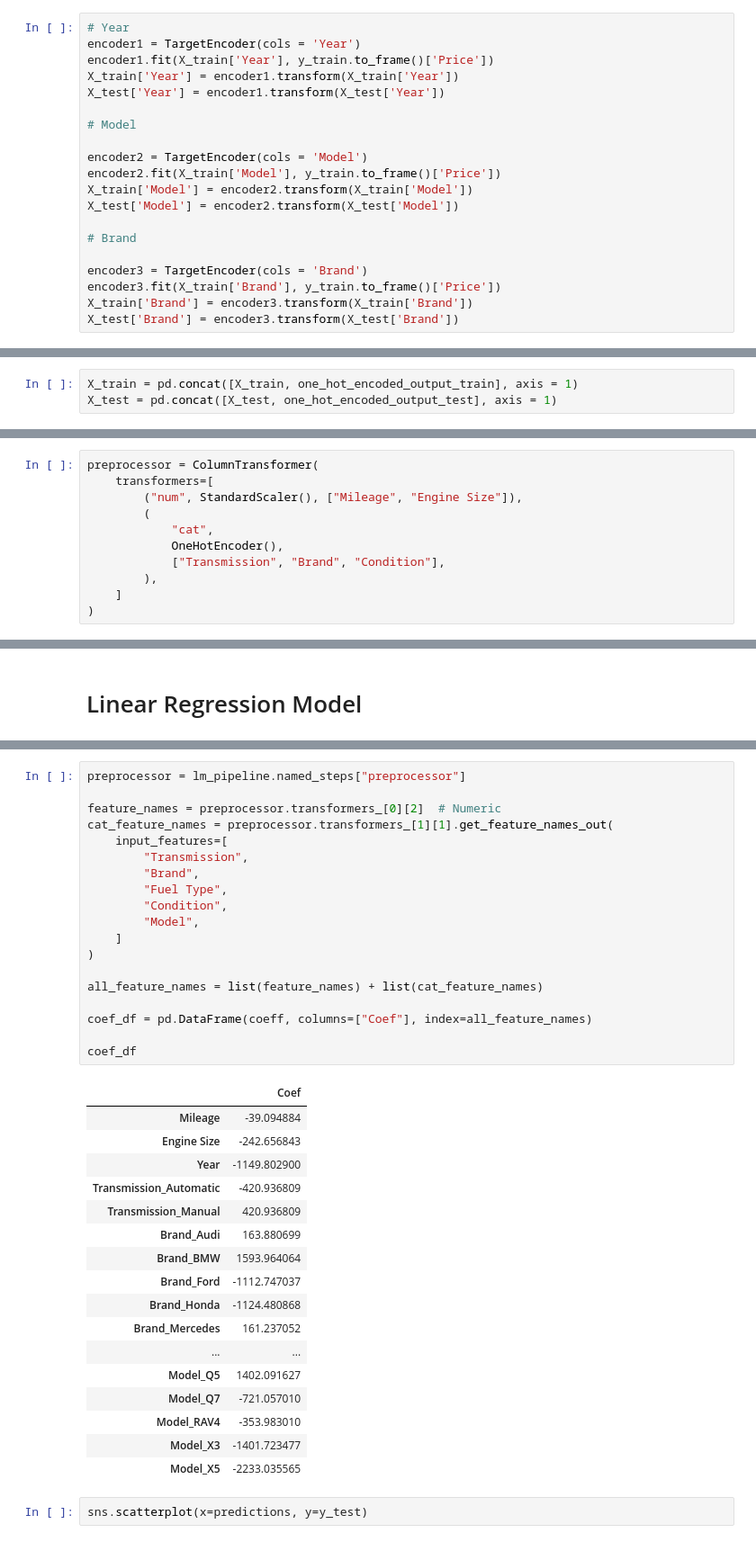
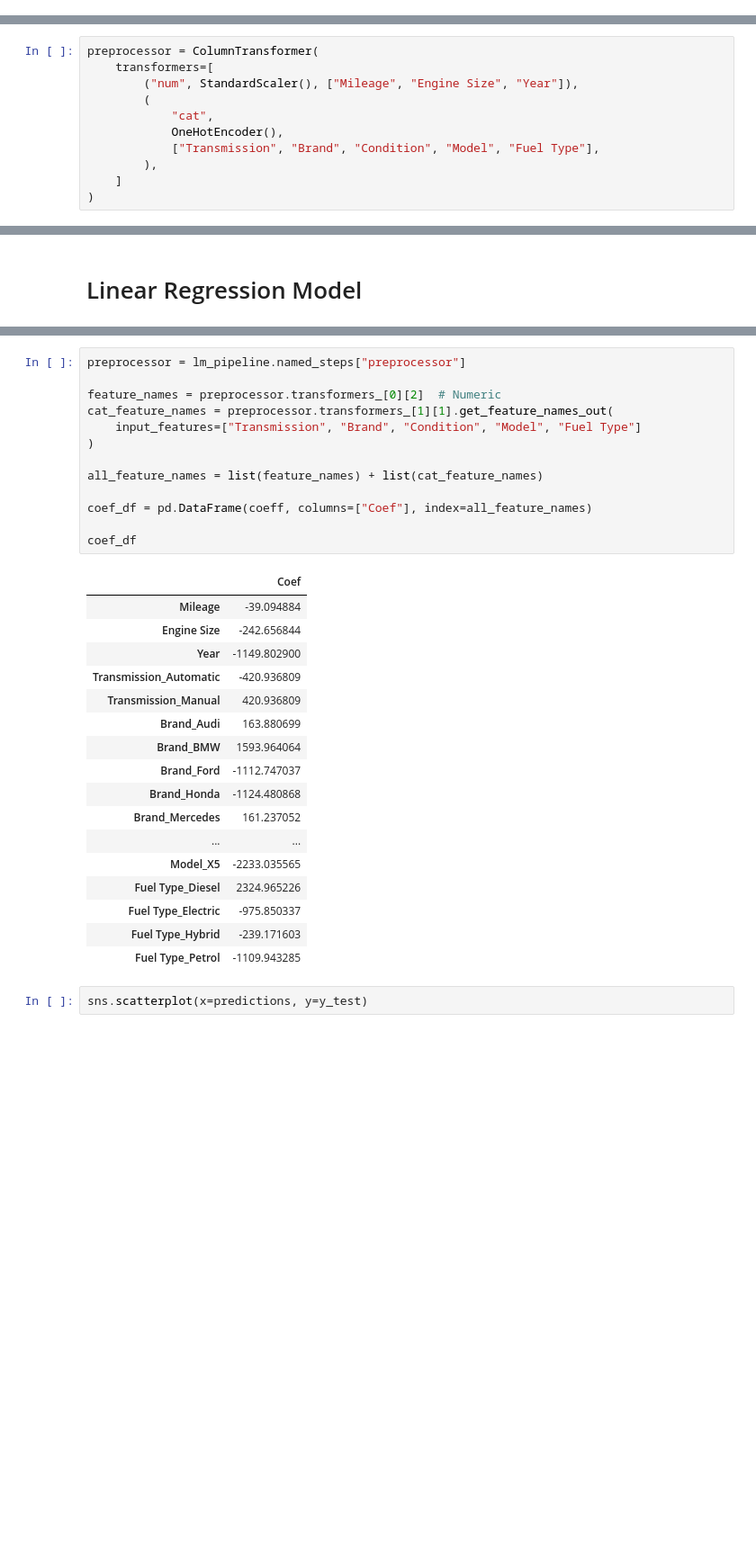
Before and after one commit to zakianazzum/car_price_prediction, a Jupyter notebook: prediction_model.ipynb, the cells around one changed output, grey strips where cells are left out. Shown: that part at 90% size. Saved outputs shown, nothing was run; the diff lists cells and outputs as text; blank space fills up the shorter version.

Commit message:
model done and readme made

```diff
--- a/prediction_model.ipynb
+++ b/prediction_model.ipynb
@@ -34,20 +36,0 @@ X_train, X_test, y_train, y_test = train_test_split(
-# %%
-# Year
-encoder1 = TargetEncoder(cols = 'Year')
-encoder1.fit(X_train['Year'], y_train.to_frame()['Price'])
-X_train['Year'] = encoder1.transform(X_train['Year'])
-X_test['Year'] = encoder1.transform(X_test['Year'])
-
-# Model
-
-encoder2 = TargetEncoder(cols = 'Model')
-encoder2.fit(X_train['Model'], y_train.to_frame()['Price'])
-X_train['Model'] = encoder2.transform(X_train['Model'])
-X_test['Model'] = encoder2.transform(X_test['Model'])
-
-# Brand
-
-encoder3 = TargetEncoder(cols = 'Brand')
-encoder3.fit(X_train['Brand'], y_train.to_frame()['Price'])
-X_train['Brand'] = encoder3.transform(X_train['Brand'])
-X_test['Brand'] = encoder3.transform(X_test['Brand'])
@@ -70,3 +36,0 @@ one_hot_encoded_output_test = pd.DataFrame(
-# %%
-X_train = pd.concat([X_train, one_hot_encoded_output_train], axis = 1)
-X_test = pd.concat([X_test, one_hot_encoded_output_test], axis = 1)
@@ -97,11 +39,11 @@ X_train.drop(["Fuel Type", "Transmission", "Condition"],)
 # %%
 preprocessor = ColumnTransformer(
     transformers=[
-        ("num", StandardScaler(), ["Mileage", "Engine Size"]),
+        ("num", StandardScaler(), ["Mileage", "Engine Size", "Year"]),
         (
             "cat",
             OneHotEncoder(),
-            ["Transmission", "Brand", "Condition"],
+            ["Transmission", "Brand", "Condition", "Model", "Fuel Type"],
         ),
     ]
 )
@@ -180,26 +122,20 @@ array([  -39.09488447,  -242.65684335, -1149.8029004 ,  -420.93680877,
 # %%
 preprocessor = lm_pipeline.named_steps["preprocessor"]
 
 feature_names = preprocessor.transformers_[0][2]  # Numeric
 cat_feature_names = preprocessor.transformers_[1][1].get_feature_names_out(
-    input_features=[
-        "Transmission",
-        "Brand",
-        "Fuel Type",
-        "Condition",
-        "Model",
-    ]
+    input_features=["Transmission", "Brand", "Condition", "Model", "Fuel Type"]
 )
 
 all_feature_names = list(feature_names) + list(cat_feature_names)
 
 coef_df = pd.DataFrame(coeff, columns=["Coef"], index=all_feature_names)
 
 coef_df
 # %% [output]
 |  | Coef |
 | Mileage | -39.094884 |
-| Engine Size | -242.656843 |
+| Engine Size | -242.656844 |
 | Year | -1149.802900 |
 | Transmission_Automatic | -420.936809 |
 | Transmission_Manual | 420.936809 |
@@ -209,11 +145,11 @@ coef_df
 | Brand_Honda | -1124.480868 |
 | Brand_Mercedes | 161.237052 |
 | ... | ... |
-| Model_Q5 | 1402.091627 |
-| Model_Q7 | -721.057010 |
-| Model_RAV4 | -353.983010 |
-| Model_X3 | -1401.723477 |
 | Model_X5 | -2233.035565 |
+| Fuel Type_Diesel | 2324.965226 |
+| Fuel Type_Electric | -975.850337 |
+| Fuel Type_Hybrid | -239.171603 |
+| Fuel Type_Petrol | -1109.943285 |
 # %%
 sns.scatterplot(x=predictions, y=y_test)
 # %% [output]
```
Also changed, not shown: parts of 15 cells of this notebook, 4 other files.
